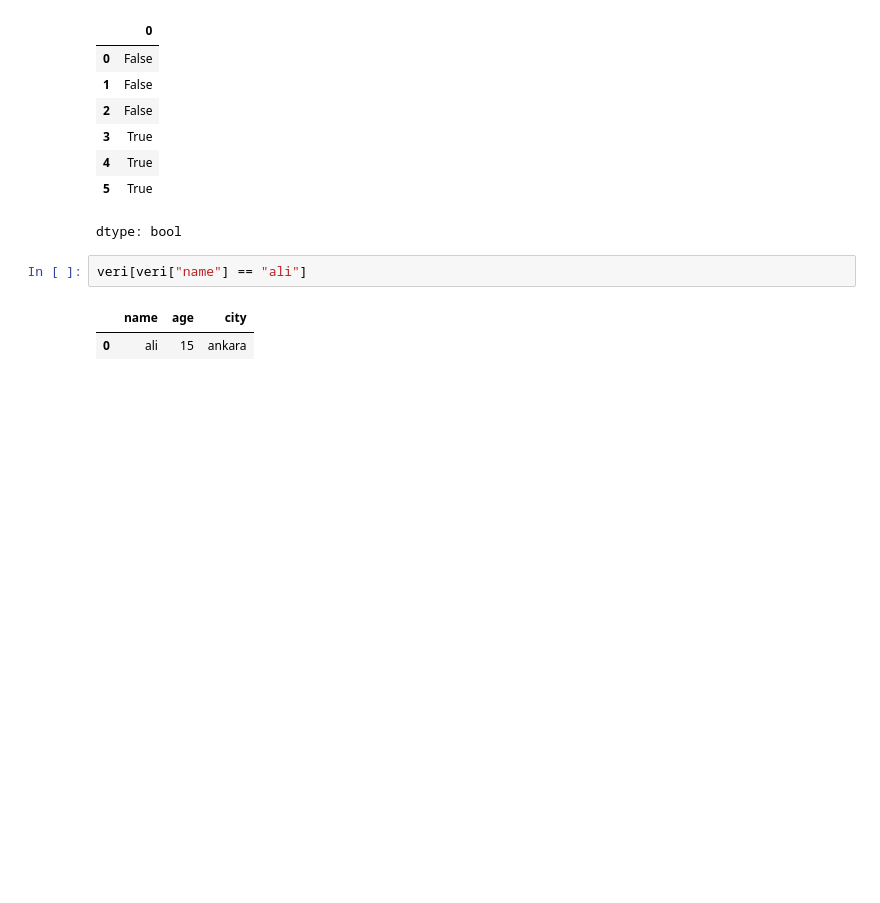
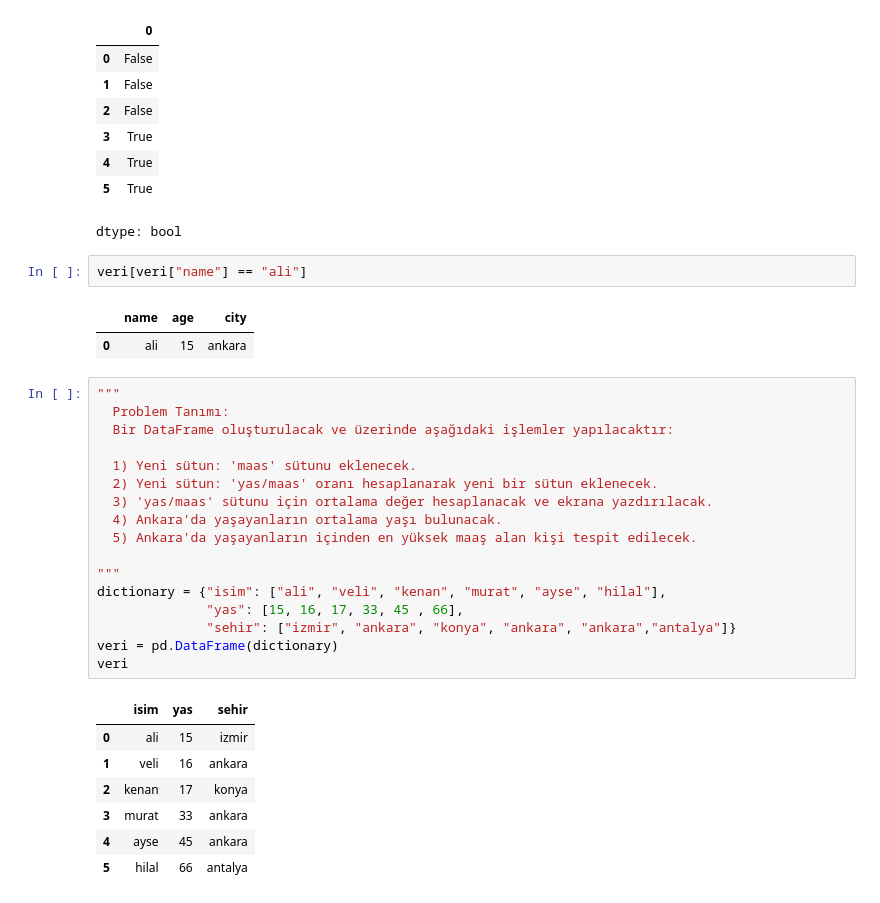
Before and after one commit to ayzezzz/Pupilica-AI-Bootcamp-Notes, a Jupyter notebook: pandas_operations.ipynb, the cells around one changed output. Drawn from its saved outputs; the diff is of its cells as text; blank space fills up the shorter version.

```diff
--- a/pandas_operations.ipynb
+++ b/pandas_operations.ipynb
@@ -421,3 +369,28 @@ veri[veri["name"] == "ali"]
 # %% [output]
 |  | name | age | city |
 | 0 | ali | 15 | ankara |
+# %%
+"""
+  Problem Tanımı:
+  Bir DataFrame oluşturulacak ve üzerinde aşağıdaki işlemler yapılacaktır:
+
+  1) Yeni sütun: 'maas' sütunu eklenecek.
+  2) Yeni sütun: 'yas/maas' oranı hesaplanarak yeni bir sütun eklenecek.
+  3) 'yas/maas' sütunu için ortalama değer hesaplanacak ve ekrana yazdırılacak.
+  4) Ankara'da yaşayanların ortalama yaşı bulunacak.
+  5) Ankara'da yaşayanların içinden en yüksek maaş alan kişi tespit edilecek.
+
+"""
+dictionary = {"isim": ["ali", "veli", "kenan", "murat", "ayse", "hilal"],
+              "yas": [15, 16, 17, 33, 45 , 66],
+              "sehir": ["izmir", "ankara", "konya", "ankara", "ankara","antalya"]}
+veri = pd.DataFrame(dictionary)
+veri
+# %% [output]
+|  | isim | yas | sehir |
+| 0 | ali | 15 | izmir |
+| 1 | veli | 16 | ankara |
+| 2 | kenan | 17 | konya |
+| 3 | murat | 33 | ankara |
+| 4 | ayse | 45 | ankara |
+| 5 | hilal | 66 | antalya |
```
Also changed, not shown: parts of 19 cells of this notebook, 1 other file.
